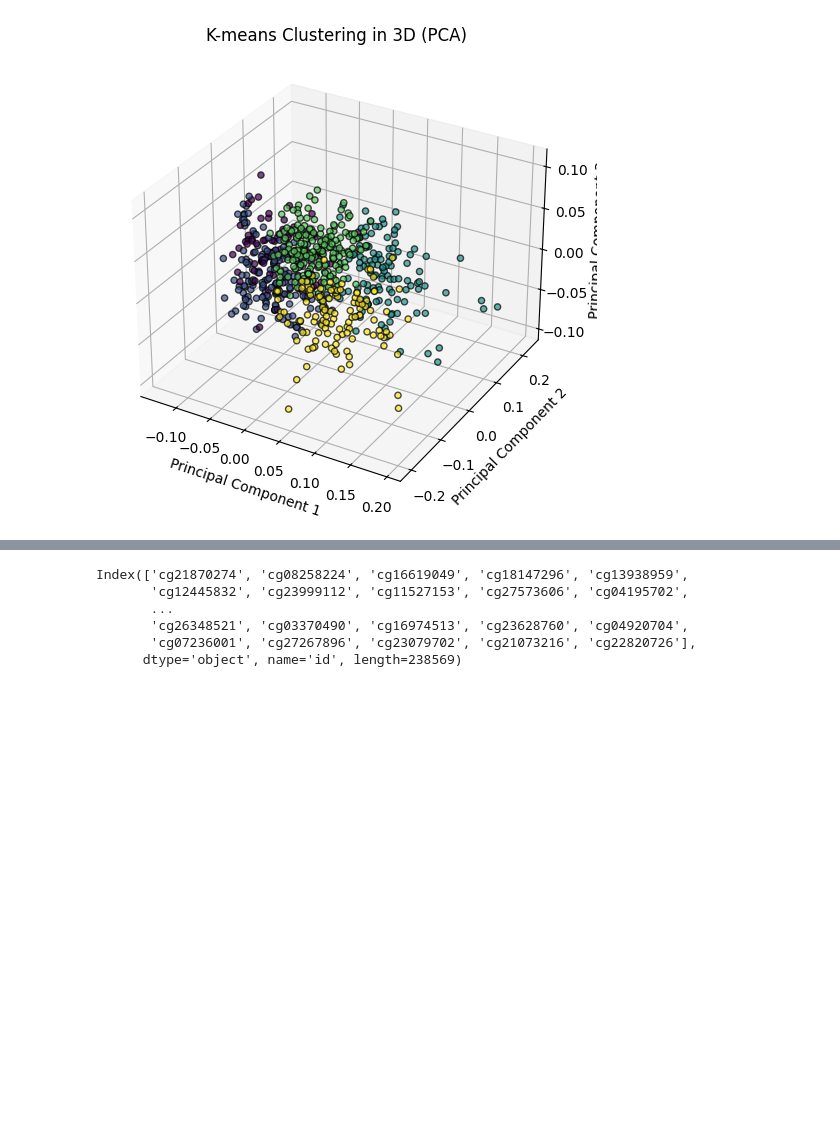
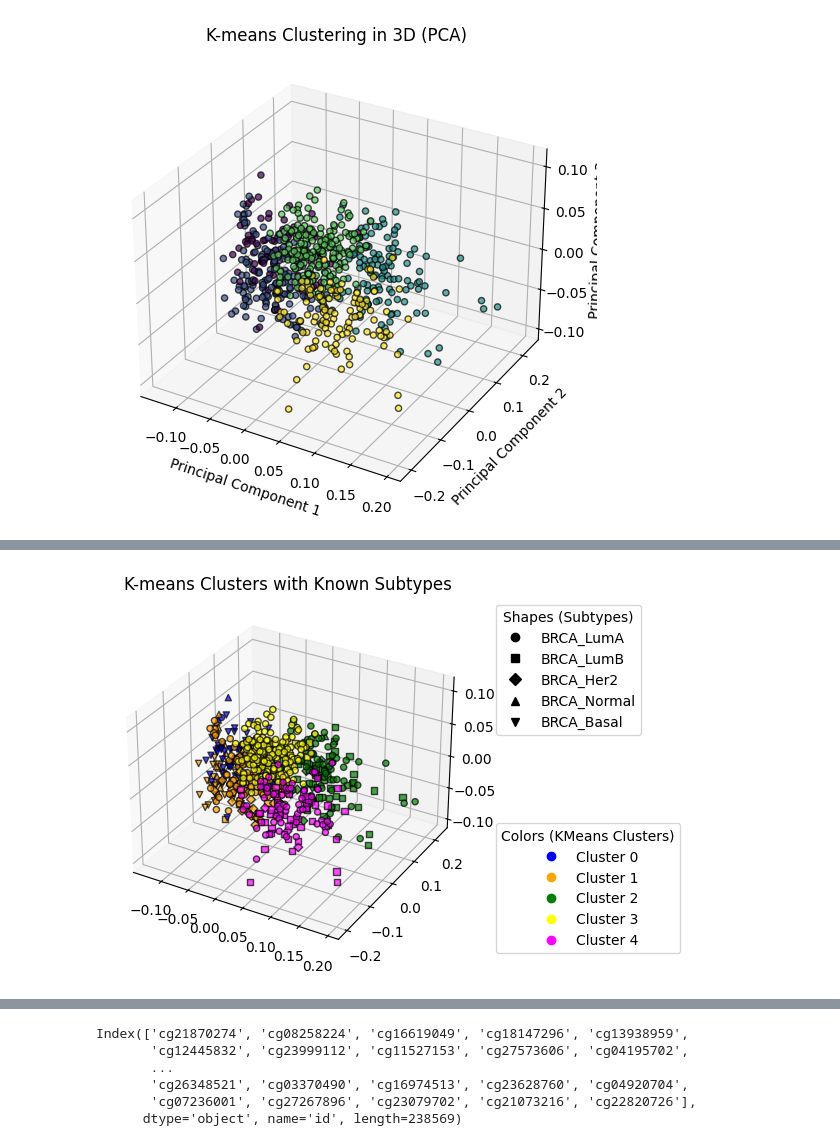
Before and after one commit to jacob-tye/20232110_TCGA_METHYLATION_CLINICAL_ML, a Jupyter notebook: analysis/03_kmeans_clustering.ipynb, the cells around one changed output, grey strips where cells are left out. Saved outputs shown, nothing was run; the diff lists cells and outputs as text; code cells hidden in the pictures; blank space fills up the shorter version.

```diff
--- a/analysis/03_kmeans_clustering.ipynb
+++ b/analysis/03_kmeans_clustering.ipynb
@@ -96,0 +71,64 @@ plt.show()
+# %%
+kmeans_labels = pipeline.named_steps["kmeans"].labels_
+# %%
+fig = plt.figure(figsize=(16, 8))
+
+ax2 = fig.add_subplot(132, projection="3d")
+colors = ["blue", "orange", "green", "yellow", "magenta"]
+shapes = {
+    subtype: shape for subtype, shape in zip(y.unique(), ["o", "s", "D", "^", "v"])
+}
+color_map = {cluster: color for cluster, color in zip(range(len(colors)), colors)}
+
+# Plot data points with separate colors for kmeans clusters and shapes for known subtypes
+for subtype, shape in shapes.items():
+    mask = y == subtype
+    for cluster in range(len(colors)):
+        cluster_mask = (y == subtype) & (kmeans_labels == cluster)
+        ax2.scatter(
+            X_pca[cluster_mask, 0],
+            X_pca[cluster_mask, 1],
+            X_pca[cluster_mask, 2],
+            c=[to_rgba(color_map[cluster])],
+            marker=shape,
+            edgecolor="k",
+            alpha=0.7,
+        )
+
+# Create handles for shape legend
+shape_handles = [
+    plt.Line2D([], [], color="k", marker=shape, linestyle="", label=label)
+    for label, shape in shapes.items()
+]
+
+# Create handles for color legend
+color_handles = [
+    plt.Line2D(
+        [], [], color=color, marker="o", linestyle="", label=f"Cluster {cluster}"
+    )
+    for cluster, color in color_map.items()
+]
+
+# Add legends for shapes and colors
+legend1 = ax2.legend(
+    handles=shape_handles,
+    title="Shapes (Subtypes)",
+    loc="upper left",
+    bbox_to_anchor=(1.05, 1),
+)
+legend2 = ax2.legend(
+    handles=color_handles,
+    title="Colors (KMeans Clusters)",
+    loc="upper left",
+    bbox_to_anchor=(1.05, 0.4),
+)
+
+# Adjust figure to fit both legends without excessive white space
+fig.subplots_adjust(right=0.9)
+
+ax2.add_artist(legend1)
+ax2.set_title("K-means Clusters with Known Subtypes")
+
+plt.show()
+# %% [output]
+[figure, added]
```
Also changed, not shown: parts of 5 cells of this notebook, 7 other files.
